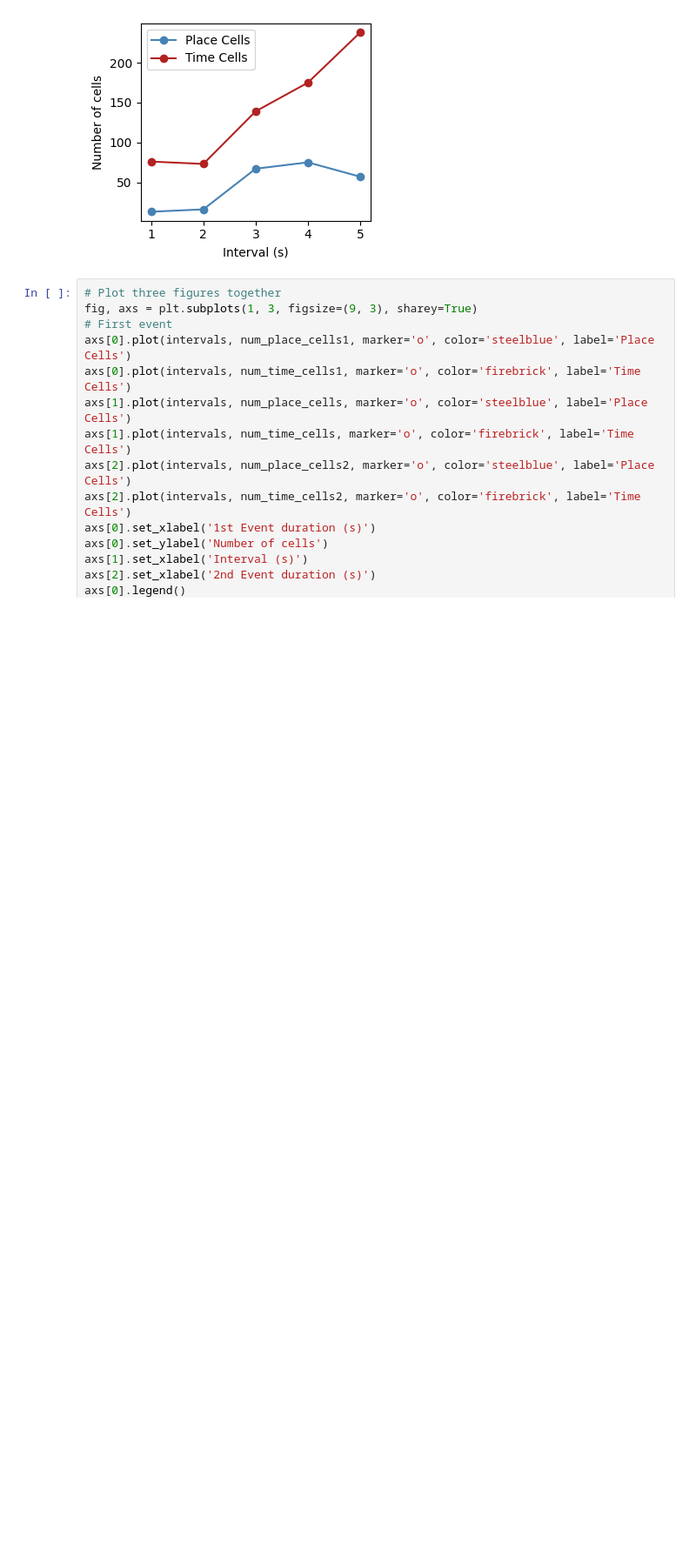
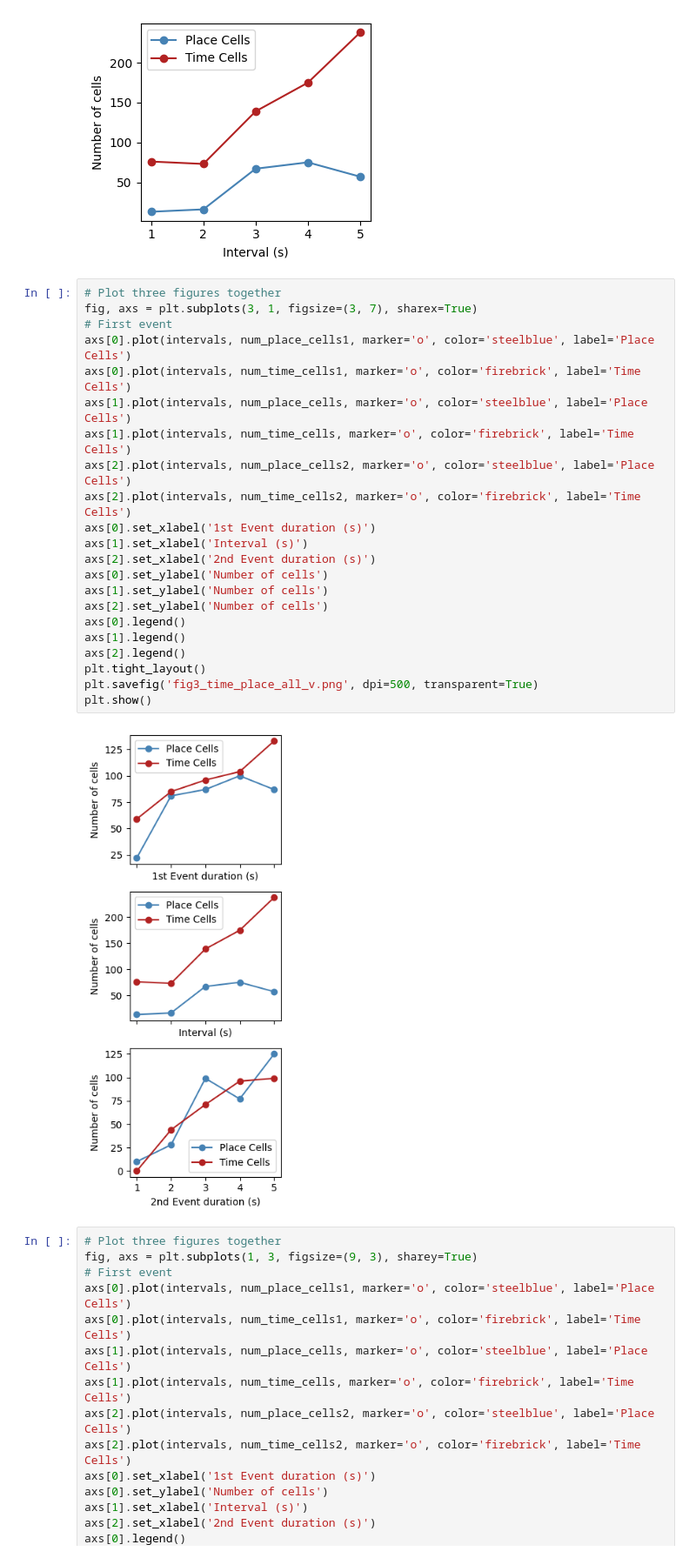
Before and after one commit to qrsyu/STCell, a Jupyter notebook: code/fig/fig3_time_place_cell_proportion.ipynb, the cells around one changed output. Shown at 87% size. Saved outputs shown, nothing was run; the diff lists cells and outputs as text; blank space fills up the shorter version.

```diff
--- a/code/fig/fig3_time_place_cell_proportion.ipynb
+++ b/code/fig/fig3_time_place_cell_proportion.ipynb
@@ -230,6 +231,30 @@ plt.savefig('fig3_time_place_interval.png', dpi=500, transparent=True)
 plt.show()
 # %% [output]
 [figure]
+# %%
+# Plot three figures together
+fig, axs = plt.subplots(3, 1, figsize=(3, 7), sharex=True)
+# First event
+axs[0].plot(intervals, num_place_cells1, marker='o', color='steelblue', label='Place Cells')
+axs[0].plot(intervals, num_time_cells1, marker='o', color='firebrick', label='Time Cells')
+axs[1].plot(intervals, num_place_cells, marker='o', color='steelblue', label='Place Cells')
+axs[1].plot(intervals, num_time_cells, marker='o', color='firebrick', label='Time Cells')
+axs[2].plot(intervals, num_place_cells2, marker='o', color='steelblue', label='Place Cells')
+axs[2].plot(intervals, num_time_cells2, marker='o', color='firebrick', label='Time Cells')
+axs[0].set_xlabel('1st Event duration (s)')
+axs[1].set_xlabel('Interval (s)')
+axs[2].set_xlabel('2nd Event duration (s)')
+axs[0].set_ylabel('Number of cells')
+axs[1].set_ylabel('Number of cells')
+axs[2].set_ylabel('Number of cells')
+axs[0].legend()
+axs[1].legend()
+axs[2].legend()
+plt.tight_layout()
+plt.savefig('fig3_time_place_all_v.png', dpi=500, transparent=True)
+plt.show()
+# %% [output]
+[figure, added]
 # %%
 # Plot three figures together
 fig, axs = plt.subplots(1, 3, figsize=(9, 3), sharey=True)
```
Also changed, not shown: parts of 1 cell of this notebook, 7 other files.
